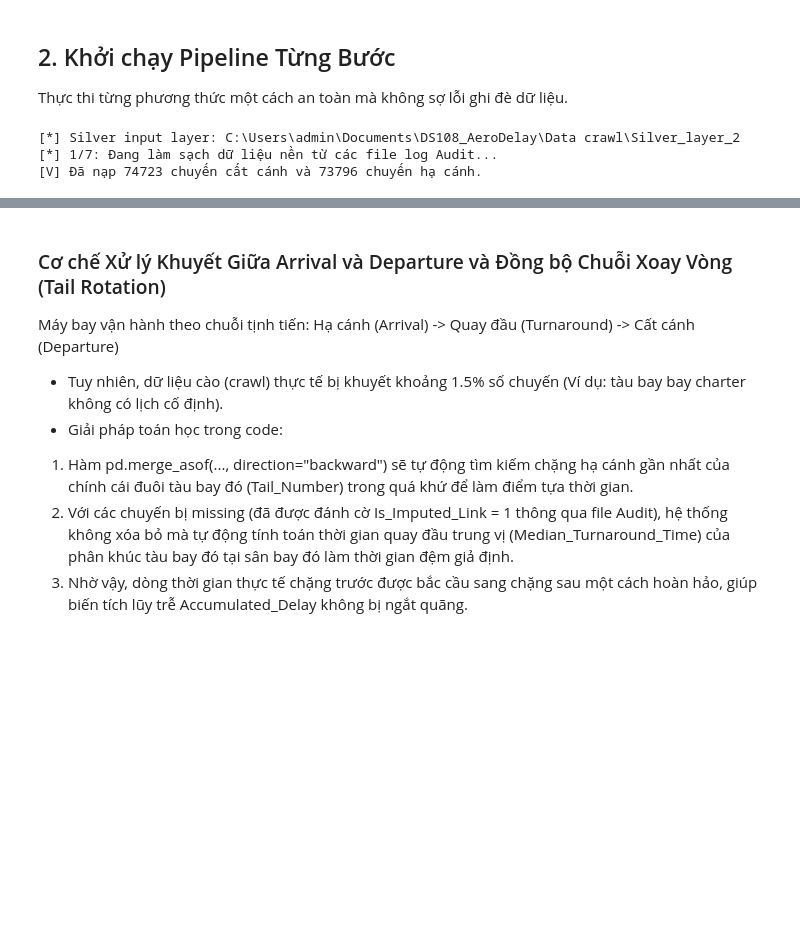
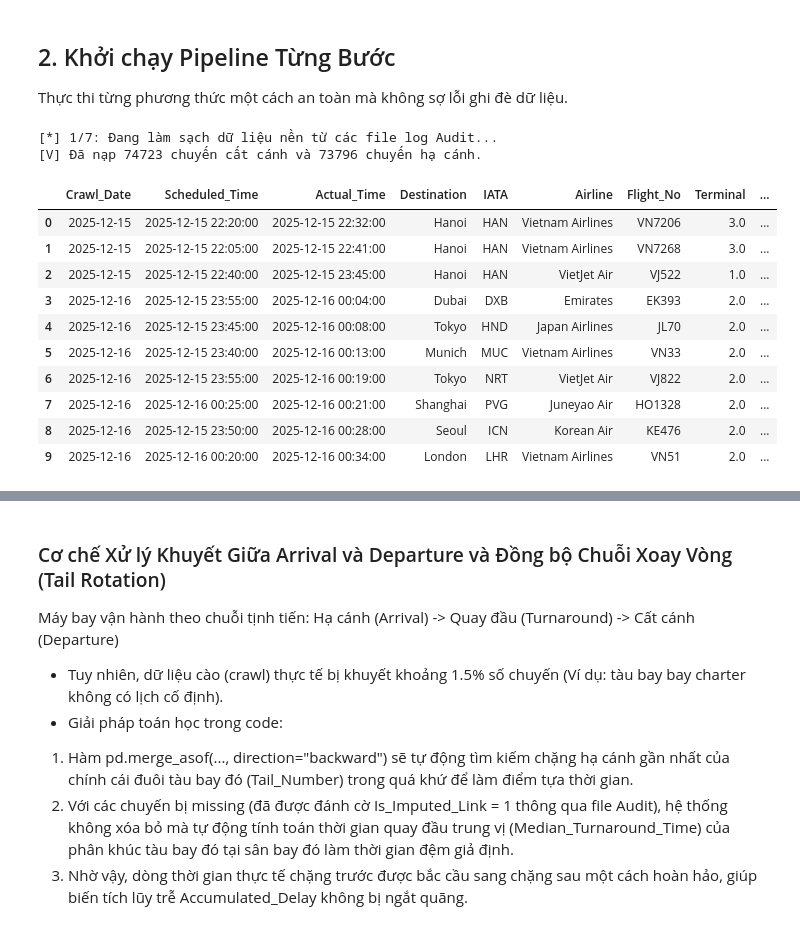
Before and after one commit to hunf299/DS108-AeroDelay, a Jupyter notebook: Source code/feature_extraction.ipynb, the cells around one changed output, grey strips where cells are left out. Saved outputs shown, nothing was run; the diff lists cells and outputs as text; code cells hidden in the pictures; blank space fills up the shorter version.

```diff
--- a/Source code/feature_extraction.ipynb
+++ b/Source code/feature_extraction.ipynb
@@ -10,8 +10,8 @@ import pandas as pd
 
 # Khai báo hằng số hệ thống
 AIRPORTS = ("SGN", "HAN", "DAD")
+WIDE_BODY_TYPES = {"A359", "B789", "B747", "A330", "B77X", "B78X", "A333", "B77W", "B788"}
 GOLD_EXPORT_DROP_COLUMNS = ["Matched_Actual_Tail", "Swap_Match_Gap_Minutes"]
-WIDE_BODY_TYPES = {"A359", "B789", "B747", "A330", "B77X", "B78X", "A333", "B77W", "B788"}
 LCC_HINTS = (
     "vietjet", "bamboo", "vietravel", "sun phuquoc",
     "air asia", "airasia", "cebu pacific", "scoot", "lion air", "batik", "citilink", "flyone",
@@ -22,7 +22,7 @@ LCC_HINTS = (
 
 # Danh sách từ khóa nhận diện Hãng hàng không truyền thống (Full-Service Carrier)
 FSC_HINTS = (
-    "vietnam airlines", "vasco", "pacific airlines",
+    "vietnam airlines", "vasco", "pacific airlines"
     "singapore airlines", "malaysia airlines", "thai airways", "philippine airlines",
     "royal brunei", "myanmar", "lao airlines", "cambodia",
     "korean air", "asiana", "japan airlines", "all nippon", "china airlines", "eva air",
@@ -607,12 +771,22 @@ class AeroDelayFeatureEngineer:
 Thực thi từng phương thức một cách an toàn mà không sợ lỗi ghi đè dữ liệu.
 # %%
 # Khởi tạo bộ máy Engineer
-engineer = AeroDelayFeatureEngineer(project_root=Path.cwd())
+engineer = AeroDelayFeatureEngineer()
 
 # BƯỚC 1: Đọc và tiền xử lý (Kiểm tra xem load thành công chưa)
 engineer.load_and_clean_base_data()
 display(engineer.departures.head(10))
 # %% [output]
-[*] Silver input layer: C:\Users\admin\Documents\DS108_AeroDelay\Data crawl\Silver_layer_2
 [*] 1/7: Đang làm sạch dữ liệu nền từ các file log Audit...
 [V] Đã nạp 74723 chuyến cất cánh và 73796 chuyến hạ cánh.
+|  | Crawl_Date | Scheduled_Time | Actual_Time | Destination | IATA | Airline | Flight_No | Terminal | ... |
+| 0 | 2025-12-15 | 2025-12-15 22:20:00 | 2025-12-15 22:32:00 | Hanoi | HAN | Vietnam Airlines | VN7206 | 3.0 | ... |
+| 1 | 2025-12-15 | 2025-12-15 22:05:00 | 2025-12-15 22:41:00 | Hanoi | HAN | Vietnam Airlines | VN7268 | 3.0 | ... |
+| 2 | 2025-12-15 | 2025-12-15 22:40:00 | 2025-12-15 23:45:00 | Hanoi | HAN | VietJet Air | VJ522 | 1.0 | ... |
+| 3 | 2025-12-16 | 2025-12-15 23:55:00 | 2025-12-16 00:04:00 | Dubai | DXB | Emirates | EK393 | 2.0 | ... |
+| 4 | 2025-12-16 | 2025-12-15 23:45:00 | 2025-12-16 00:08:00 | Tokyo | HND | Japan Airlines | JL70 | 2.0 | ... |
+| 5 | 2025-12-16 | 2025-12-15 23:40:00 | 2025-12-16 00:13:00 | Munich | MUC | Vietnam Airlines | VN33 | 2.0 | ... |
+| 6 | 2025-12-16 | 2025-12-15 23:55:00 | 2025-12-16 00:19:00 | Tokyo | NRT | VietJet Air | VJ822 | 2.0 | ... |
+| 7 | 2025-12-16 | 2025-12-16 00:25:00 | 2025-12-16 00:21:00 | Shanghai | PVG | Juneyao Air | HO1328 | 2.0 | ... |
+| 8 | 2025-12-16 | 2025-12-15 23:50:00 | 2025-12-16 00:28:00 | Seoul | ICN | Korean Air | KE476 | 2.0 | ... |
+| 9 | 2025-12-16 | 2025-12-16 00:20:00 | 2025-12-16 00:34:00 | London | LHR | Vietnam Airlines | VN51 | 2.0 | ... |
```
Also changed, not shown: parts of 7 cells of this notebook, 8 other files.
